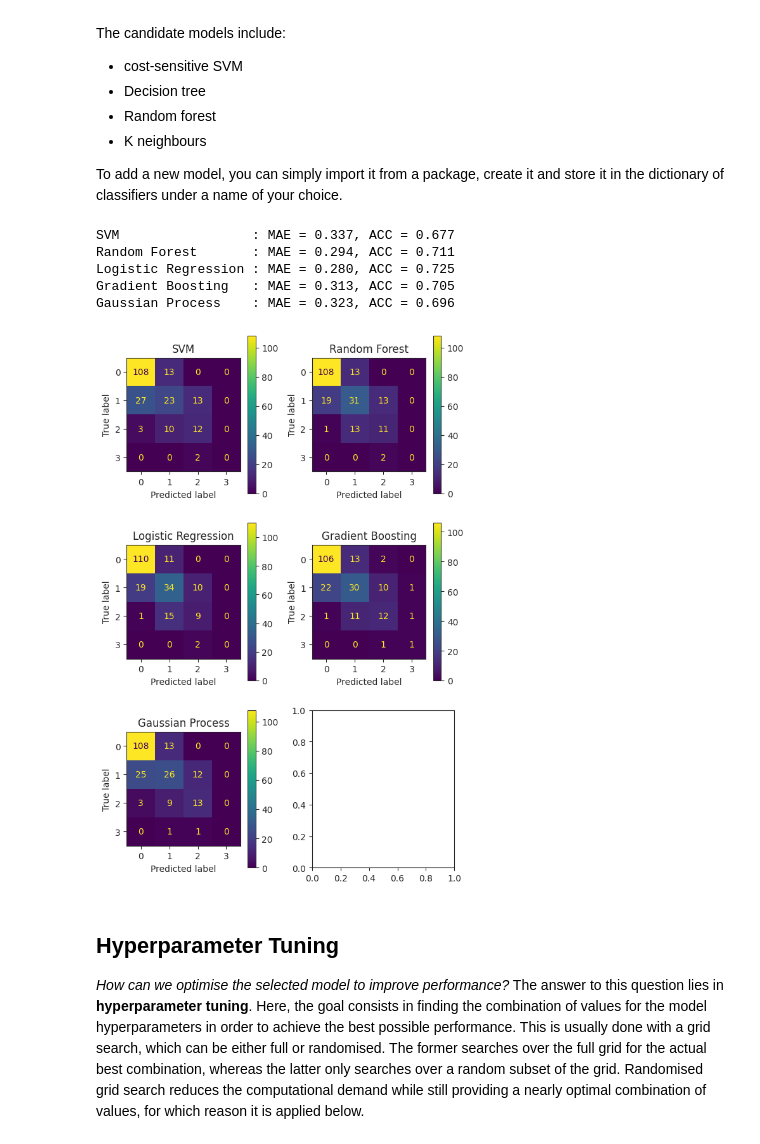
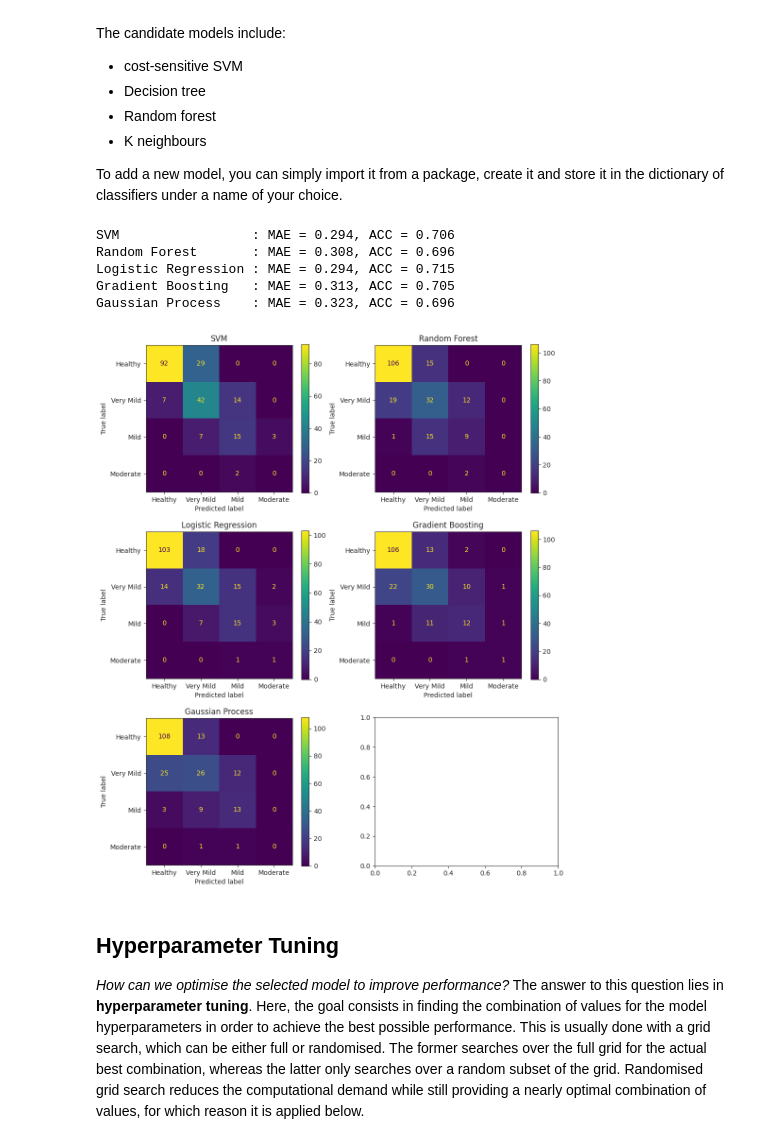
Before and after one commit to RiboRings/AlzheimerPrediction, a Jupyter notebook: learning-about-ad.ipynb, the cells around one changed output. Drawn from its saved outputs; the diff is of its cells as text; code cells hidden in the pictures.

```diff
--- a/learning-about-ad.ipynb
+++ b/learning-about-ad.ipynb
@@ -337,19 +338,22 @@ from sklearn.ensemble import RandomForestClassifier, GradientBoostingClassifier
 from sklearn.linear_model import LogisticRegression
 from sklearn.gaussian_process import GaussianProcessClassifier
 
+seed = 123
+class_weight = "balanced"
+
 # Prepare empty dictionary to store models
 models = {}
 
 # Create SVM classifier and add to dictionary
-models["SVM"] = SVC(random_state=123)
+models["SVM"] = SVC(random_state=seed, class_weight=class_weight)
 # Create random forest classifier
-models["Random Forest"] = RandomForestClassifier(random_state=123)
+models["Random Forest"] = RandomForestClassifier(random_state=seed, class_weight=class_weight)
 # Create logistic classifier
-models["Logistic Regression"] = LogisticRegression()
+models["Logistic Regression"] = LogisticRegression(class_weight=class_weight)
 # Create XGBoost classifier
-models["Gradient Boosting"] = GradientBoostingClassifier(random_state=123)
+models["Gradient Boosting"] = GradientBoostingClassifier(random_state=seed)
 # Create Gaussian classifier
-models["Gaussian Process"] = GaussianProcessClassifier(random_state=123)
+models["Gaussian Process"] = GaussianProcessClassifier(random_state=seed)
 
 ### Add new models here ###
 # models["name"] = model()
@@ -370,37 +374,37 @@ confusion_matrices = dict(zip(models.keys(), confusion_matrices))
 # %%
 from sklearn.metrics import confusion_matrix, ConfusionMatrixDisplay
 
 ncol = 2
 model_num = len(models)
 nrow = round(np.ceil(model_num / ncol))
 
 fig, axes = plt.subplots(nrow, ncol)
 
-fig.set_figheight(3 * nrow)
-fig.set_figwidth(3 * ncol)
+fig.set_figheight(4 * nrow)
+fig.set_figwidth(5 * ncol)
 
 # Print validation profile for each model
 for idx, (name, model) in enumerate(models.items()):
 
     print(f"{name:20s}: MAE = {mae_scores[name].mean():.3f}, ACC = {acc_scores[name].mean():.3f}")
 
     if idx == 0:
         row_idx = 0
     elif idx % ncol == 0:
         row_idx += 1
 
-    disp = ConfusionMatrixDisplay(confusion_matrix=confusion_matrices[name])
+    disp = ConfusionMatrixDisplay(confusion_matrix=confusion_matrices[name], display_labels=["Healthy", "Very Mild", "Mild", "Moderate"])
     disp.plot(ax=axes[row_idx, idx % ncol])
     disp.ax_.set_title(name)
 
 plt.tight_layout()
 # %% [output]
-SVM                 : MAE = 0.337, ACC = 0.677
-Random Forest       : MAE = 0.294, ACC = 0.711
-Logistic Regression : MAE = 0.280, ACC = 0.725
+SVM                 : MAE = 0.294, ACC = 0.706
+Random Forest       : MAE = 0.308, ACC = 0.696
+Logistic Regression : MAE = 0.294, ACC = 0.715
 Gradient Boosting   : MAE = 0.313, ACC = 0.705
 Gaussian Process    : MAE = 0.323, ACC = 0.696
-[figure, old version]
+[figure, new version]
 # %% [markdown]
 ## Hyperparameter Tuning
 
```
Also changed, not shown: parts of 15 cells of this notebook.
